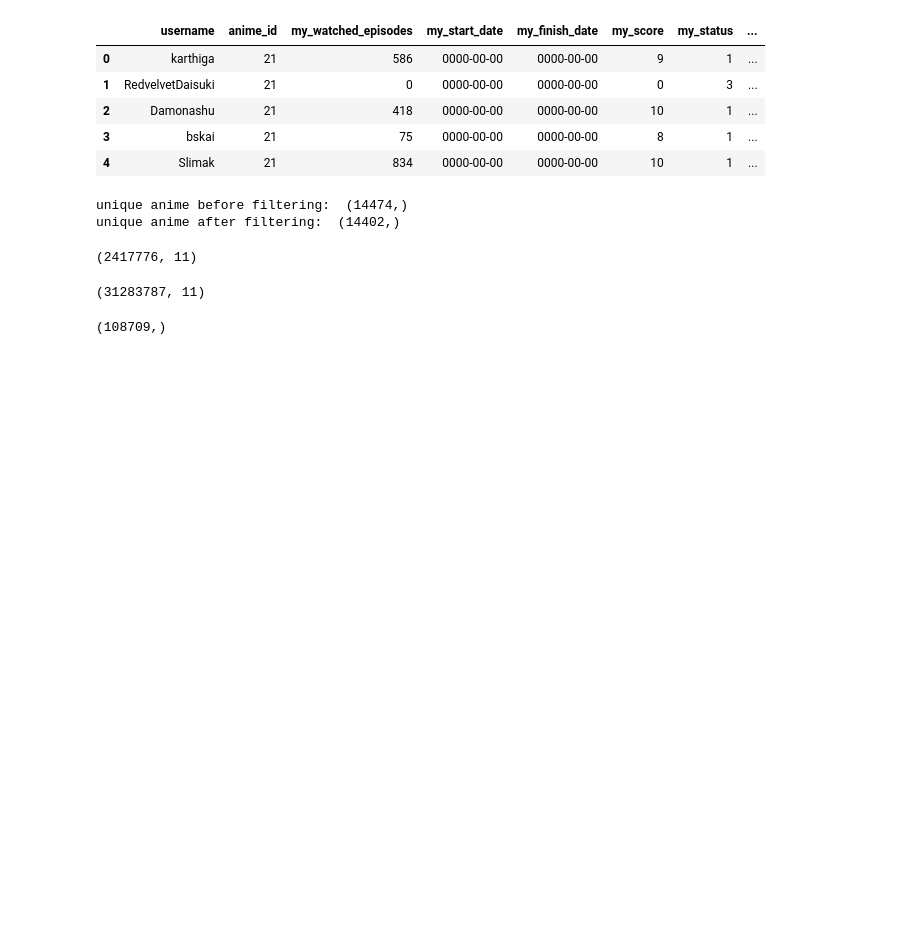
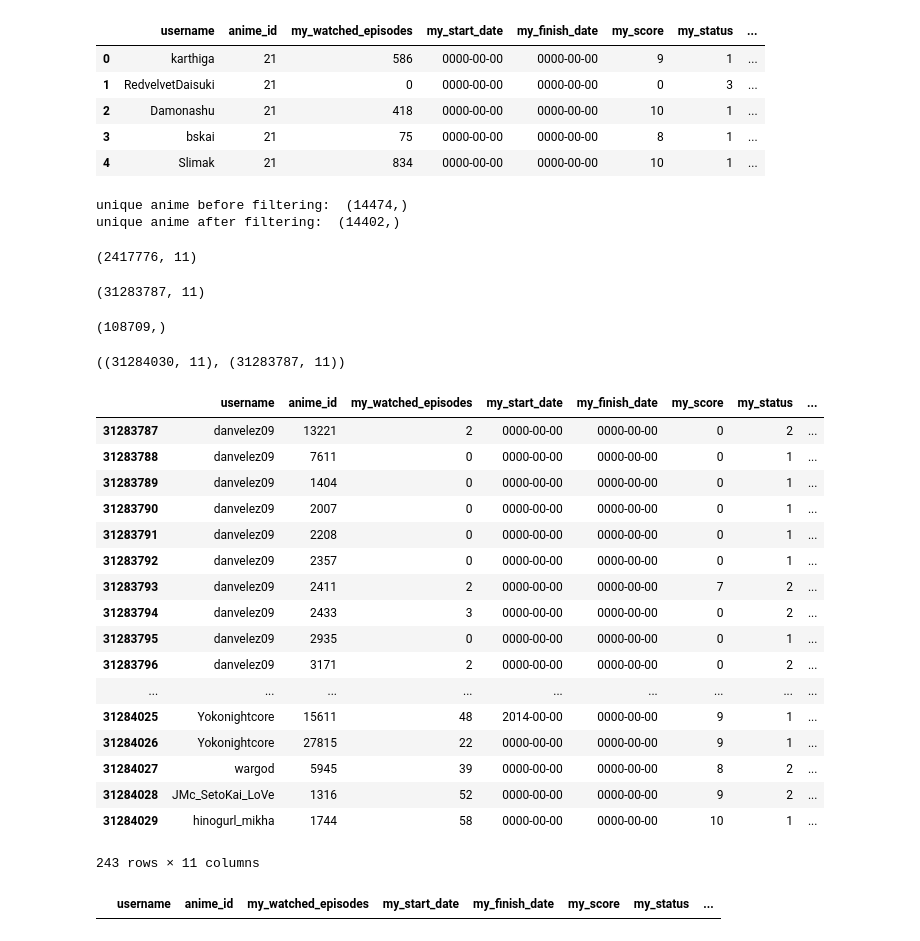
Before and after one commit to racinmat/mal-analysis, a Jupyter notebook: basic_cleanup_animelists.ipynb, the cells around one changed output. Drawn from its saved outputs; the diff is of its cells as text; code cells hidden in the pictures; blank space fills up the shorter version.

```diff
--- a/basic_cleanup_animelists.ipynb
+++ b/basic_cleanup_animelists.ipynb
@@ -571,3 +571,35 @@ animelists['username'].unique().shape
 (108709,)
 # %%
 animelists.to_csv('animelists_cleaned_2.csv', index=False, sep=',', encoding='utf-8')
+# %%
+animelists_1 = pd.read_csv('animelists_cleaned.csv', na_values=user_na_values, keep_default_na=False)
+animelists_2 = pd.read_csv('animelists_cleaned_2.csv', na_values=user_na_values, keep_default_na=False)
+# %%
+animelists_1.shape, animelists_2.shape
+# %% [output]
+((31284030, 11), (31283787, 11))
+# %%
+animelists_1.loc[~animelists_1.index.isin(animelists_2.index)]
+# %% [output]
+|  | username | anime_id | my_watched_episodes | my_start_date | my_finish_date | my_score | my_status | ... |
+| 31283787 | danvelez09 | 13221 | 2 | 0000-00-00 | 0000-00-00 | 0 | 2 | ... |
+| 31283788 | danvelez09 | 7611 | 0 | 0000-00-00 | 0000-00-00 | 0 | 1 | ... |
+| 31283789 | danvelez09 | 1404 | 0 | 0000-00-00 | 0000-00-00 | 0 | 1 | ... |
+| 31283790 | danvelez09 | 2007 | 0 | 0000-00-00 | 0000-00-00 | 0 | 1 | ... |
+| 31283791 | danvelez09 | 2208 | 0 | 0000-00-00 | 0000-00-00 | 0 | 1 | ... |
+| 31283792 | danvelez09 | 2357 | 0 | 0000-00-00 | 0000-00-00 | 0 | 1 | ... |
+| 31283793 | danvelez09 | 2411 | 2 | 0000-00-00 | 0000-00-00 | 7 | 2 | ... |
+| 31283794 | danvelez09 | 2433 | 3 | 0000-00-00 | 0000-00-00 | 0 | 2 | ... |
+| 31283795 | danvelez09 | 2935 | 0 | 0000-00-00 | 0000-00-00 | 0 | 1 | ... |
+| 31283796 | danvelez09 | 3171 | 2 | 0000-00-00 | 0000-00-00 | 0 | 2 | ... |
+| ... | ... | ... | ... | ... | ... | ... | ... | ... |
+| 31284025 | Yokonightcore | 15611 | 48 | 2014-00-00 | 0000-00-00 | 9 | 1 | ... |
+| 31284026 | Yokonightcore | 27815 | 22 | 0000-00-00 | 0000-00-00 | 9 | 1 | ... |
+| 31284027 | wargod | 5945 | 39 | 0000-00-00 | 0000-00-00 | 8 | 2 | ... |
+| 31284028 | JMc_SetoKai_LoVe | 1316 | 52 | 0000-00-00 | 0000-00-00 | 9 | 2 | ... |
+| 31284029 | hinogurl_mikha | 1744 | 58 | 0000-00-00 | 0000-00-00 | 10 | 1 | ... |
+243 rows × 11 columns
+# %%
+animelists_2.loc[~animelists_2.index.isin(animelists_1.index)]
+# %% [output]
+|  | username | anime_id | my_watched_episodes | my_start_date | my_finish_date | my_score | my_status | ... |
```
Also changed, not shown: parts of 2 cells of this notebook, 47 other files.
